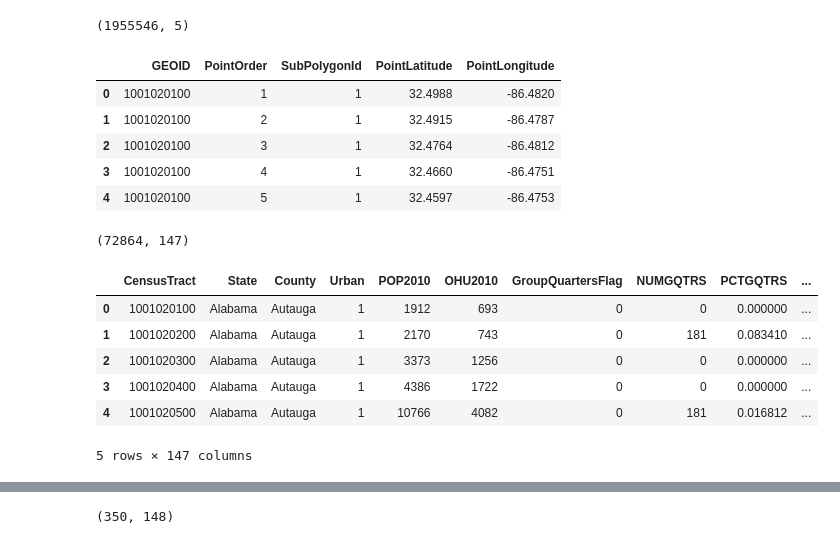
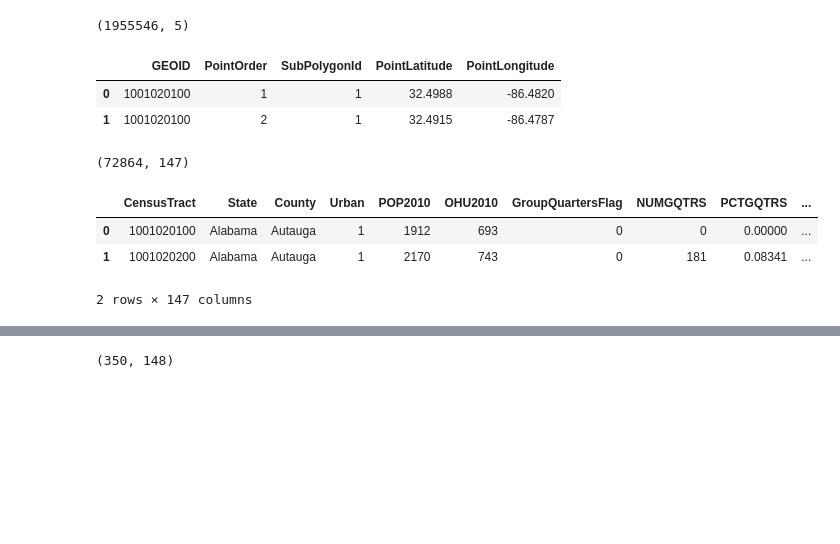
Before and after one commit to OliviaRodri/CEA_DEEP_LEARNING, a Jupyter notebook: resources/data_explore_OR.ipynb, the cells around one changed output, grey strips where cells are left out. Saved outputs shown, nothing was run; the diff lists cells and outputs as text; code cells hidden in the pictures; blank space fills up the shorter version.

Commit message:
creates atlas and shapes for Austin, CA, IL, and NY

```diff
--- a/resources/data_explore_OR.ipynb
+++ b/resources/data_explore_OR.ipynb
@@ -1,27 +1,21 @@
 # %%
 import pandas as pd
-# import all shapes
-cen_tract_all_shapes_df  = pd.read_csv('census_tract_shapefiles_all.csv')
-cen_tract = pd.read_csv('food_access_research_atlas.csv')
-print(cen_tract_all_shapes_df.shape)
-cen_tract_all_shapes_df.head(5)
+# import all shapes and food atlas
+all_shapes  = pd.read_csv('census_tract_shapefiles_all.csv')
+all_food_atlas = pd.read_csv('food_access_research_atlas.csv')
+print(all_shapes.shape)
+all_shapes.head(2)
 # %% [output]
 (1955546, 5)
 |  | GEOID | PointOrder | SubPolygonId | PointLatitude | PointLongitude |
 | 0 | 1001020100 | 1 | 1 | 32.4988 | -86.4820 |
 | 1 | 1001020100 | 2 | 1 | 32.4915 | -86.4787 |
-| 2 | 1001020100 | 3 | 1 | 32.4764 | -86.4812 |
-| 3 | 1001020100 | 4 | 1 | 32.4660 | -86.4751 |
-| 4 | 1001020100 | 5 | 1 | 32.4597 | -86.4753 |
 # %%
-print(cen_tract.shape)
-cen_tract.head(5)
+print(all_food_atlas.shape)
+all_food_atlas.head(2)
 # %% [output]
 (72864, 147)
 |  | CensusTract | State | County | Urban | POP2010 | OHU2010 | GroupQuartersFlag | NUMGQTRS | PCTGQTRS | ... |
-| 0 | 1001020100 | Alabama | Autauga | 1 | 1912 | 693 | 0 | 0 | 0.000000 | ... |
-| 1 | 1001020200 | Alabama | Autauga | 1 | 2170 | 743 | 0 | 181 | 0.083410 | ... |
-| 2 | 1001020300 | Alabama | Autauga | 1 | 3373 | 1256 | 0 | 0 | 0.000000 | ... |
-| 3 | 1001020400 | Alabama | Autauga | 1 | 4386 | 1722 | 0 | 0 | 0.000000 | ... |
-| 4 | 1001020500 | Alabama | Autauga | 1 | 10766 | 4082 | 0 | 181 | 0.016812 | ... |
+| 0 | 1001020100 | Alabama | Autauga | 1 | 1912 | 693 | 0 | 0 | 0.00000 | ... |
+| 1 | 1001020200 | Alabama | Autauga | 1 | 2170 | 743 | 0 | 181 | 0.08341 | ... |
-5 rows × 147 columns
+2 rows × 147 columns
```
Also changed, not shown: parts of 26 cells of this notebook.
